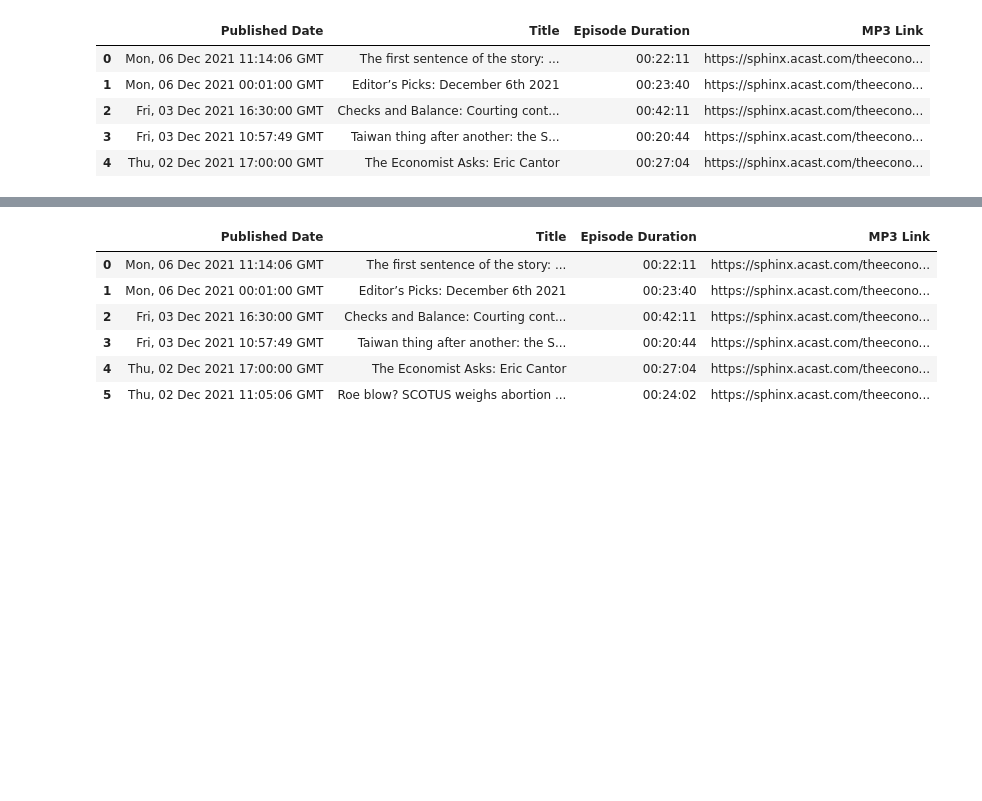
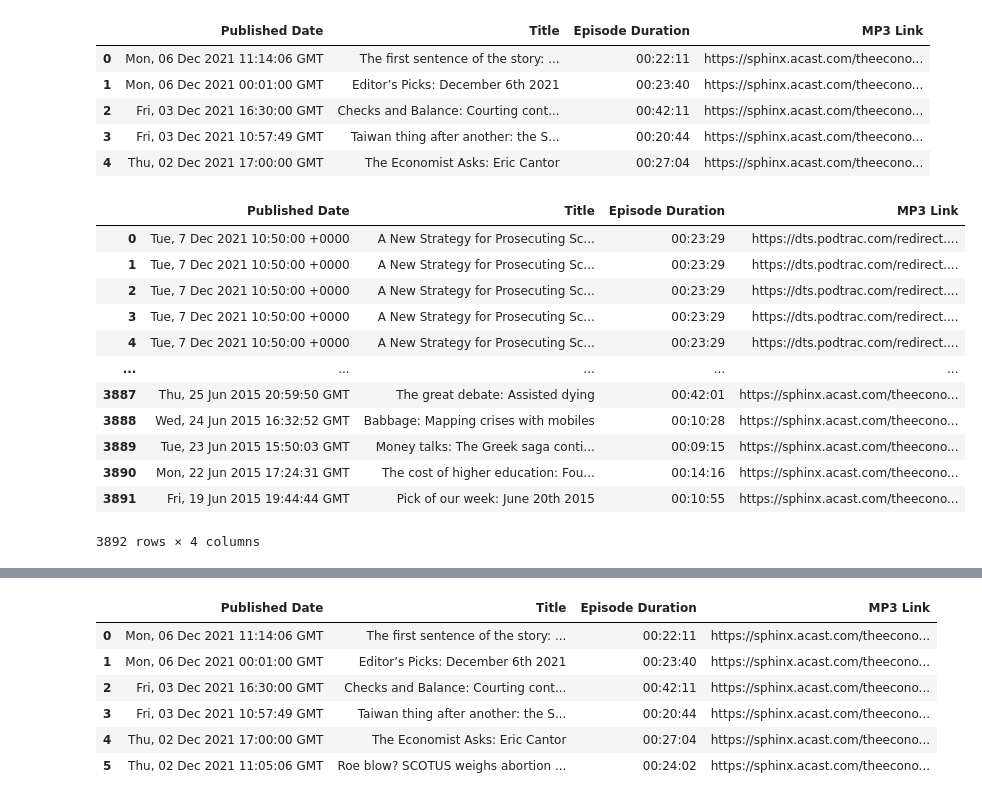
Before and after one commit to cryptodogofmax/podcast-web-player, a Jupyter notebook: podcast_player.ipynb, the cells around one changed output, grey strips where cells are left out. Cells and saved outputs as stored; diff of their text form; code cells hidden in the pictures; blank space fills up the shorter version.

Commit message:
Add the daily into my podcast player

```diff
--- a/podcast_player.ipynb
+++ b/podcast_player.ipynb
@@ -5,3 +8,18 @@ import feedparser
 # %%
 the_economist_rss_link = "https://rss.acast.com/theeconomistallaudio"
 Feed = feedparser.parse(the_economist_rss_link)
+# %%
+the_daily_rss_link = "https://feeds.simplecast.com/54nAGcIl"
+Feed_the_daily = feedparser.parse(the_daily_rss_link)
+# %%
+def get_the_daily_episode_info(entry0):
+    entry0 = Feed_the_daily.entries[0]
+    # print(entry0["links"][1]["href"])
+    published = entry0["published"]
+    title = entry0["title"]
+    mp3_link = get_mp3_link(entry0=entry0)
+    itunes_duration = entry0["itunes_duration"]
+    return [published, title, itunes_duration, mp3_link]
+
+
+#     print(published, title, mp3_link, itunes_duration)
@@ -41,6 +69,38 @@ save_played_episodes()
 | 2 | Fri, 03 Dec 2021 16:30:00 GMT | Checks and Balance: Courting cont... | 00:42:11 | https://sphinx.acast.com/theecono... |
 | 3 | Fri, 03 Dec 2021 10:57:49 GMT | Taiwan thing after another: the S... | 00:20:44 | https://sphinx.acast.com/theecono... |
 | 4 | Thu, 02 Dec 2021 17:00:00 GMT | The Economist Asks: Eric Cantor | 00:27:04 | https://sphinx.acast.com/theecono... |
+# %%
+import pandas as pd
+
+
+def get_all_episodes():
+    the_daily_data = [
+        get_the_daily_episode_info(entry0=entry) for entry in Feed_the_daily.entries
+    ]
+    the_economist_data = [get_episode_info(entry0=entry) for entry in Feed.entries]
+    total_data = the_daily_data + the_economist_data
+    episodes = get_table_for_episodes(data=total_data)
+    episodes.sort_values(by=["Published Date"])
+    return episodes
+
+
+episodes = get_all_episodes()
+episodes
+# total_data
+# %% [output]
+|  | Published Date | Title | Episode Duration | MP3 Link |
+| 0 | Tue, 7 Dec 2021 10:50:00 +0000 | A New Strategy for Prosecuting Sc... | 00:23:29 | https://dts.podtrac.com/redirect.... |
+| 1 | Tue, 7 Dec 2021 10:50:00 +0000 | A New Strategy for Prosecuting Sc... | 00:23:29 | https://dts.podtrac.com/redirect.... |
+| 2 | Tue, 7 Dec 2021 10:50:00 +0000 | A New Strategy for Prosecuting Sc... | 00:23:29 | https://dts.podtrac.com/redirect.... |
+| 3 | Tue, 7 Dec 2021 10:50:00 +0000 | A New Strategy for Prosecuting Sc... | 00:23:29 | https://dts.podtrac.com/redirect.... |
+| 4 | Tue, 7 Dec 2021 10:50:00 +0000 | A New Strategy for Prosecuting Sc... | 00:23:29 | https://dts.podtrac.com/redirect.... |
+| ... | ... | ... | ... | ... |
+| 3887 | Thu, 25 Jun 2015 20:59:50 GMT | The great debate: Assisted dying | 00:42:01 | https://sphinx.acast.com/theecono... |
+| 3888 | Wed, 24 Jun 2015 16:32:52 GMT | Babbage: Mapping crises with mobiles | 00:10:28 | https://sphinx.acast.com/theecono... |
+| 3889 | Tue, 23 Jun 2015 15:50:03 GMT | Money talks: The Greek saga conti... | 00:09:15 | https://sphinx.acast.com/theecono... |
+| 3890 | Mon, 22 Jun 2015 17:24:31 GMT | The cost of higher education: Fou... | 00:14:16 | https://sphinx.acast.com/theecono... |
+| 3891 | Fri, 19 Jun 2015 19:44:44 GMT | Pick of our week: June 20th 2015 | 00:10:55 | https://sphinx.acast.com/theecono... |
+3892 rows × 4 columns
 # %%
 import pandas as pd
 
```
Also changed, not shown: parts of 13 cells of this notebook, 3 other files.
